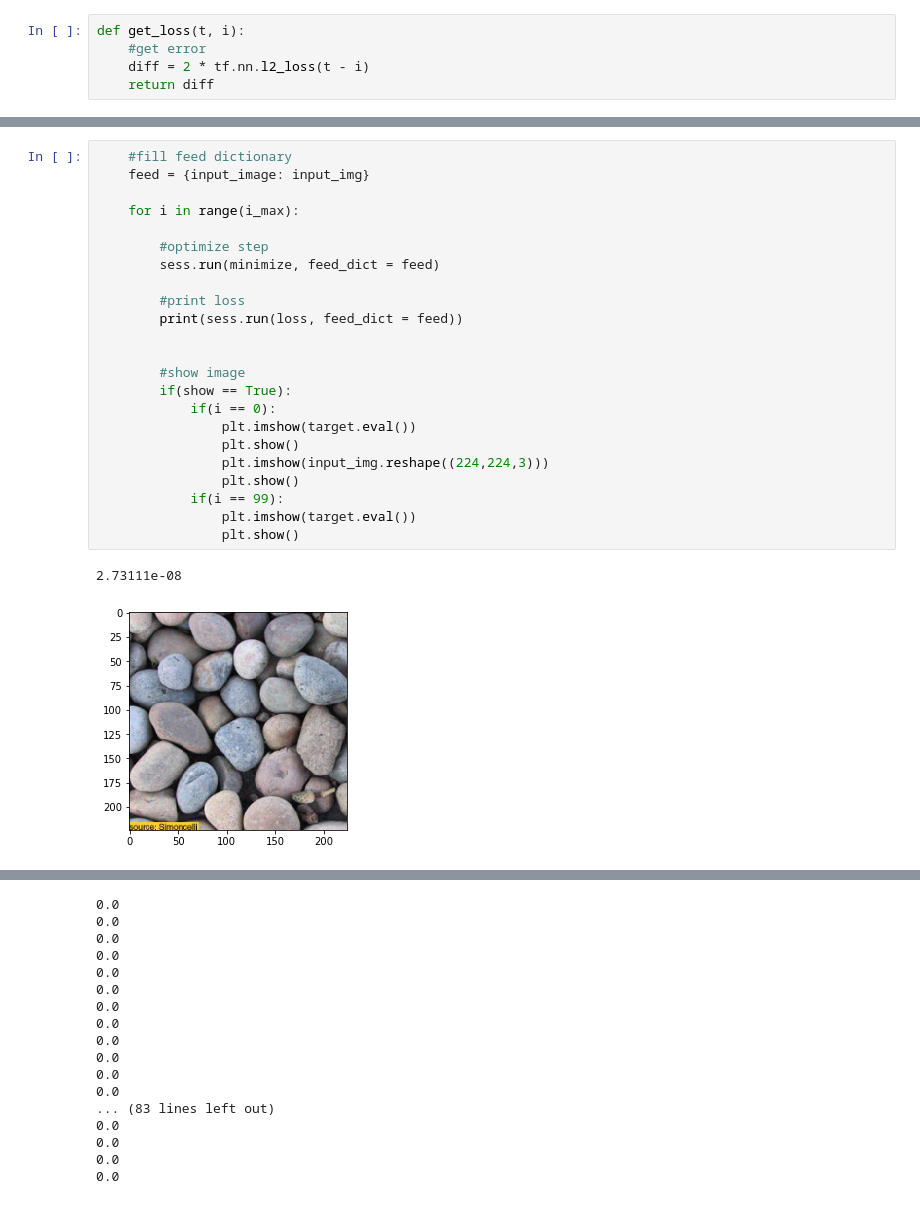
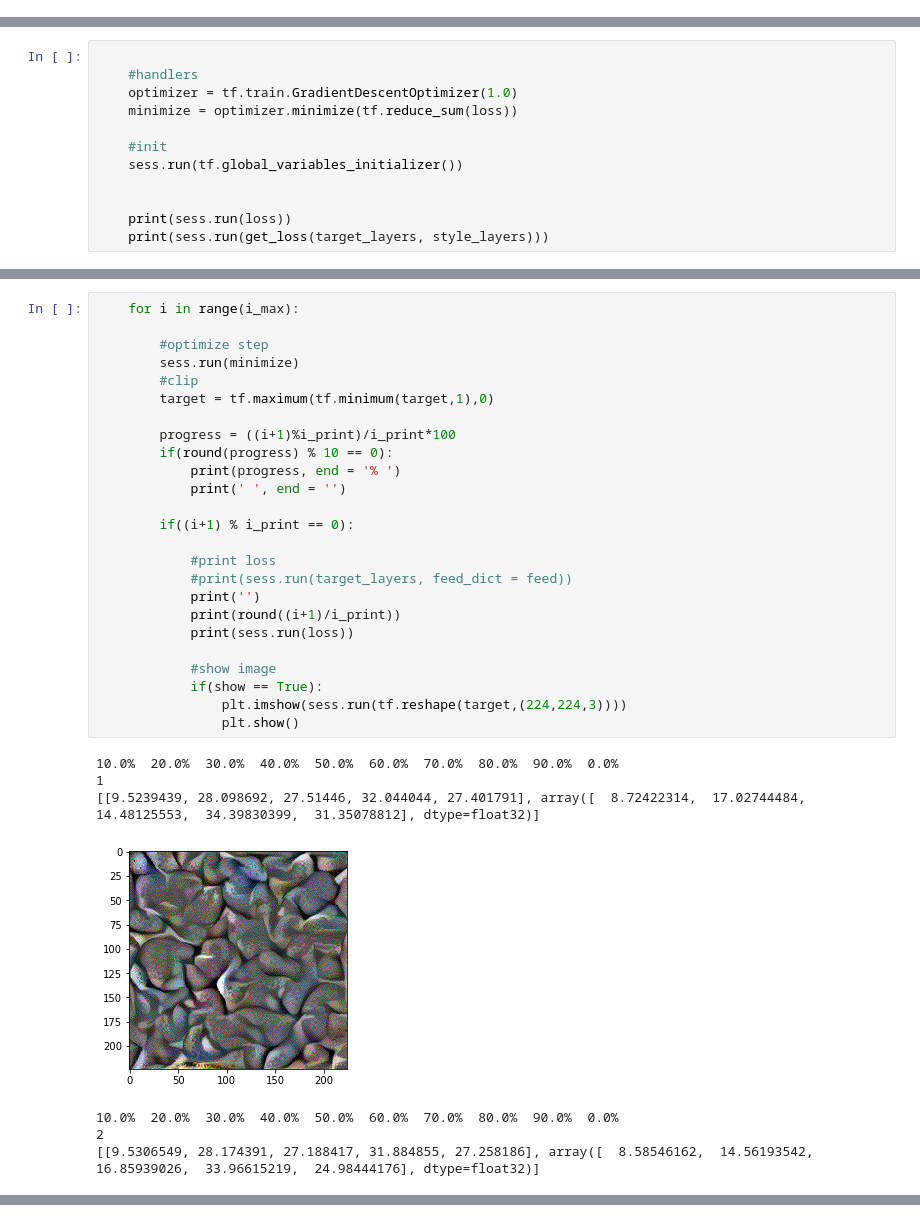
Before and after one commit to lvandam/doodle_texture_synthesis, a Jupyter notebook: ramon_test.ipynb, the cells around one changed output, grey strips where cells are left out. Saved outputs shown, nothing was run; the diff lists cells and outputs as text.

Commit message:
Optimized with constant style layers and histogram

```diff
--- a/ramon_test.ipynb
+++ b/ramon_test.ipynb
@@ -29,8 +47,3 @@ def get_image(path):
         plt.show()
 
     return img
-# %%
-def get_loss(t, i):
-    #get error
-    diff = 2 * tf.nn.l2_loss(t - i)
-    return diff
@@ -68,0 +176,12 @@ with tf.device(device):
+# %%
+
+    #handlers
+    optimizer = tf.train.GradientDescentOptimizer(1.0)
+    minimize = optimizer.minimize(tf.reduce_sum(loss))
+
+    #init
+    sess.run(tf.global_variables_initializer())
+
+
+    print(sess.run(loss))
+    print(sess.run(get_loss(target_layers, style_layers)))
@@ -69,26 +191,33 @@ with tf.device(device):
 # %%
-    #fill feed dictionary
-    feed = {input_image: input_img}
-
     for i in range(i_max):
 
         #optimize step
-        sess.run(minimize, feed_dict = feed)
+        sess.run(minimize)
+        #clip
+        target = tf.maximum(tf.minimum(target,1),0)
 
-        #print loss
-        print(sess.run(loss, feed_dict = feed))
+        progress = ((i+1)%i_print)/i_print*100
+        if(round(progress) % 10 == 0):
+            print(progress, end = '% ')
+            print(' ', end = '')
 
+        if((i+1) % i_print == 0):
 
-        #show image
-        if(show == True):
-            if(i == 0):
-                plt.imshow(target.eval())
+            #print loss
+            #print(sess.run(target_layers, feed_dict = feed))
+            print('')
+            print(round((i+1)/i_print))
+            print(sess.run(loss))
+
+            #show image
+            if(show == True):
+                plt.imshow(sess.run(tf.reshape(target,(224,224,3))))
                 plt.show()
-                plt.imshow(input_img.reshape((224,224,3)))
-                plt.show()
-            if(i == 99):
-                plt.imshow(target.eval())
-                plt.show()
 # %% [output]
-2.73111e-08
+10.0%  20.0%  30.0%  40.0%  50.0%  60.0%  70.0%  80.0%  90.0%  0.0%
+1
+[[9.5239439, 28.098692, 27.51446, 32.044044, 27.401791], array([  8.72422314,  17.02744484,  14.48125553,  34.39830399,  31.35078812], dtype=float32)]
-[figure, old version]
+[figure, new version]
+10.0%  20.0%  30.0%  40.0%  50.0%  60.0%  70.0%  80.0%  90.0%  0.0%
+2
+[[9.5306549, 28.174391, 27.188417, 31.884855, 27.258186], array([  8.58546162,  14.56193542,  16.85939026,  33.96615219,  24.98444176], dtype=float32)]
@@ -96,17 +224,0 @@ with tf.device(device):
-0.0
-0.0
-0.0
-0.0
-0.0
-0.0
-0.0
-0.0
-0.0
-0.0
-0.0
-0.0
-... (83 lines left out)
-0.0
-0.0
-0.0
-0.0
```
Also changed, not shown: parts of 16 cells of this notebook, 4 other files.
